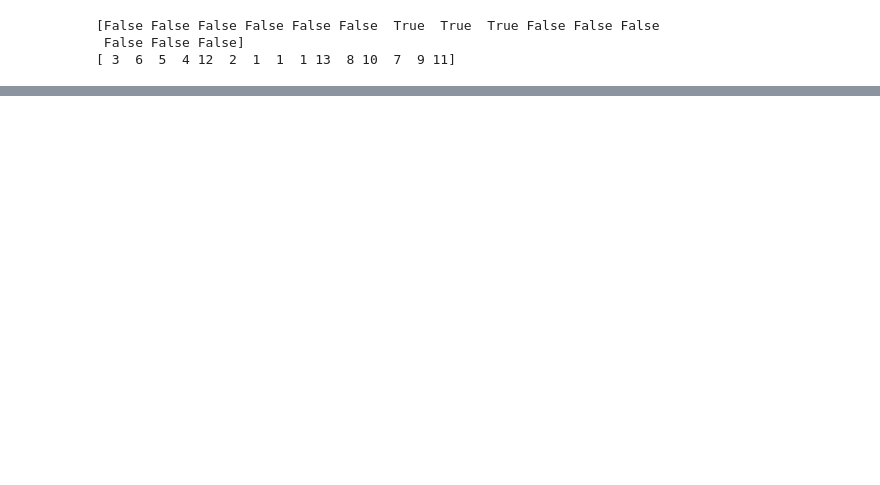
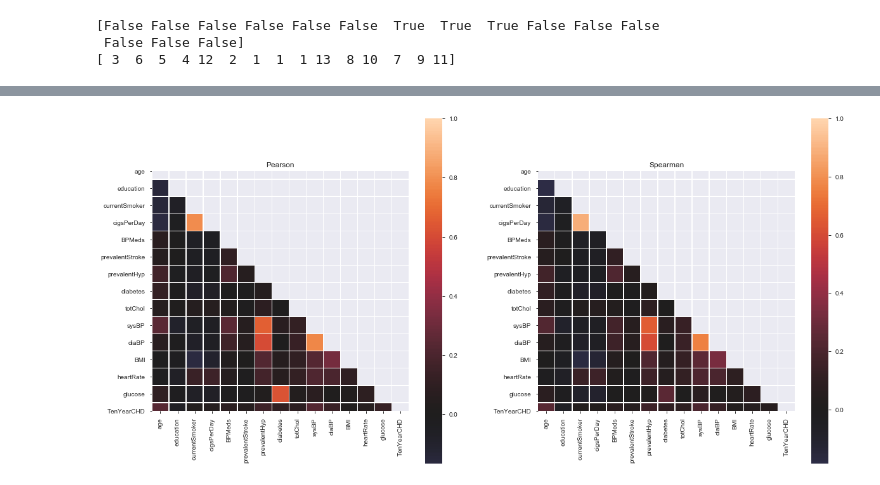
Before and after one commit to tanyani/ds-cheatsheets, a Jupyter notebook: Regressions.ipynb, the cells around one changed output, grey strips where cells are left out. Drawn from its saved outputs; the diff is of its cells as text; code cells hidden in the pictures; blank space fills up the shorter version.

```diff
--- a/Regressions.ipynb
+++ b/Regressions.ipynb
@@ -343,0 +384,4 @@ print(rfe.ranking_)
+# %%
+plotCorr(df_m)
+# %% [output]
+[figure, added]
```
Also changed, not shown: parts of 11 cells of this notebook.
